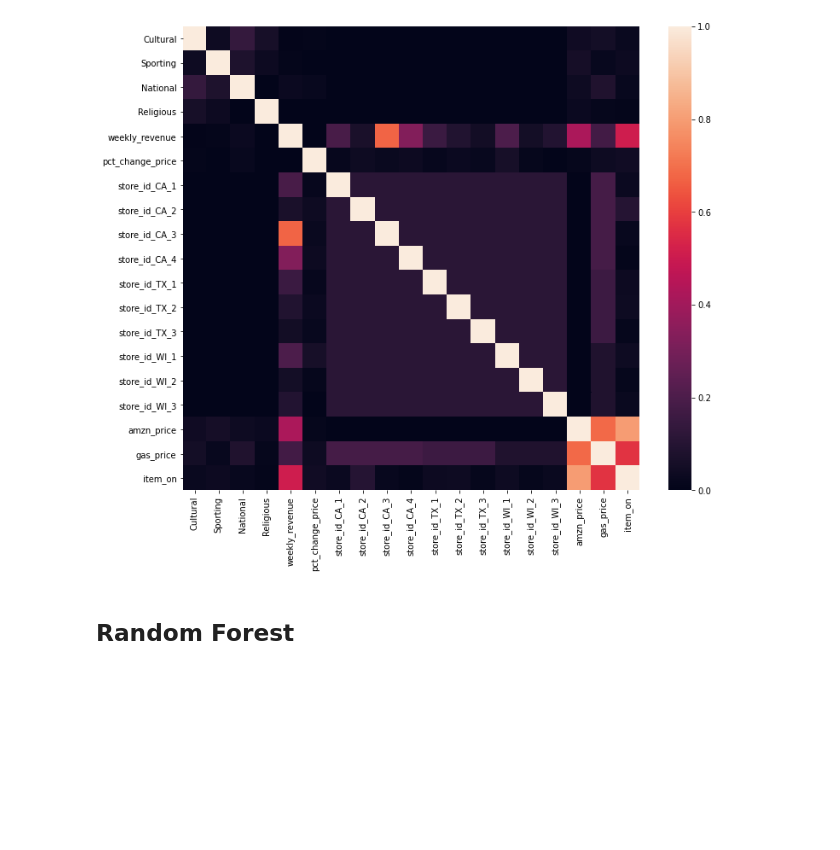
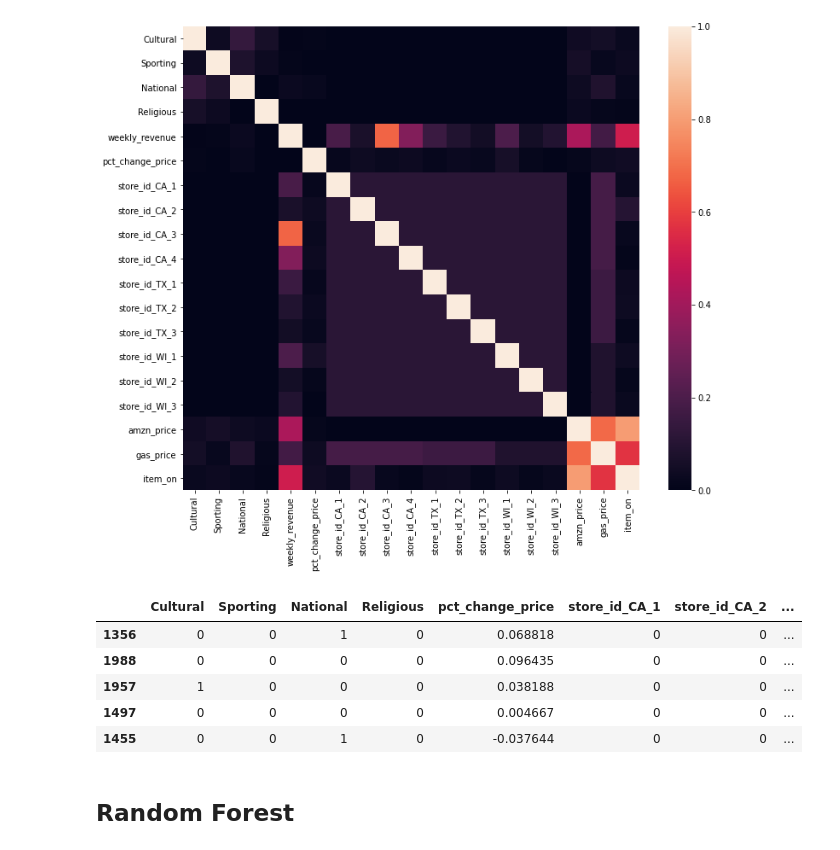
Before and after one commit to harryzyz/ISYE6740GroupProject, a Jupyter notebook: MadisonModeling.ipynb, the cells around one changed output. Drawn from its saved outputs; the diff is of its cells as text; code cells hidden in the pictures; blank space fills up the shorter version.

```diff
--- a/MadisonModeling.ipynb
+++ b/MadisonModeling.ipynb
@@ -134,6 +134,15 @@ plt.show()
 X = df_new.drop('weekly_revenue', axis=1)
 y = df_new['weekly_revenue']
 X_train, X_test, y_train, y_test = train_test_split(X, y, test_size=0.3, random_state=273)
+# %%
+X_train.head()
+# %% [output]
+|  | Cultural | Sporting | National | Religious | pct_change_price | store_id_CA_1 | store_id_CA_2 | ... |
+| 1356 | 0 | 0 | 1 | 0 | 0.068818 | 0 | 0 | ... |
+| 1988 | 0 | 0 | 0 | 0 | 0.096435 | 0 | 0 | ... |
+| 1957 | 1 | 0 | 0 | 0 | 0.038188 | 0 | 0 | ... |
+| 1497 | 0 | 0 | 0 | 0 | 0.004667 | 0 | 0 | ... |
+| 1455 | 0 | 0 | 1 | 0 | -0.037644 | 0 | 0 | ... |
 # %% [markdown]
 ## Random Forest
 # %%
```
Also changed, not shown: parts of 14 cells of this notebook, 1 other file.
